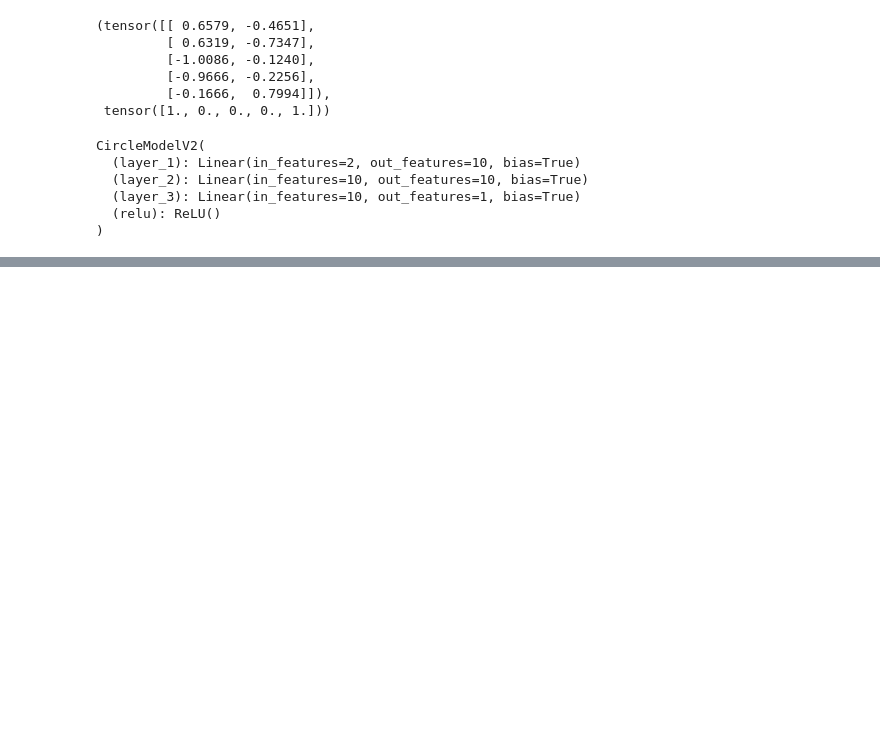
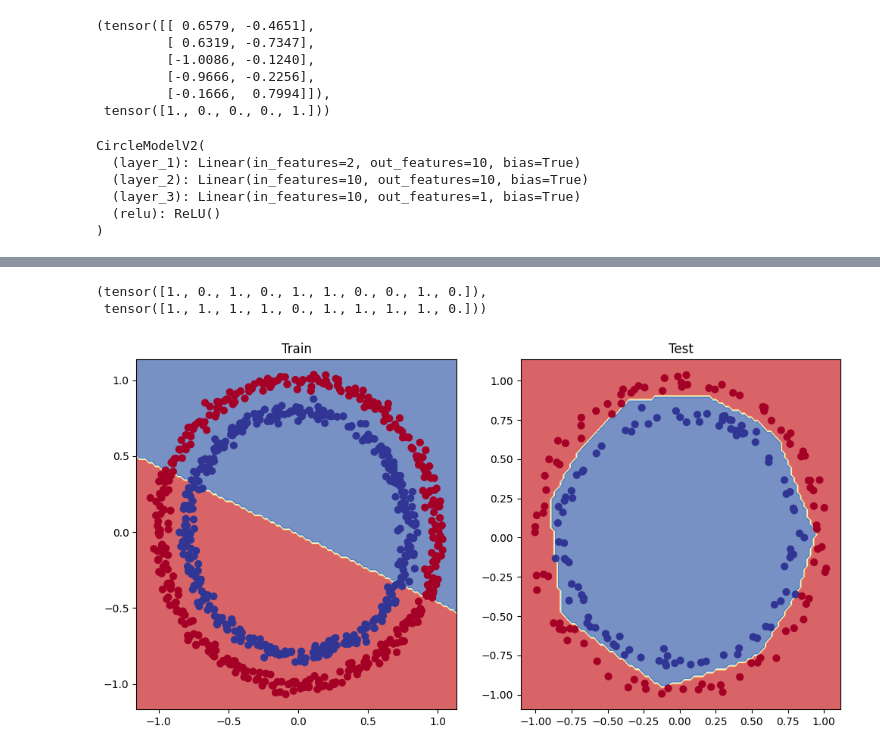
Before and after one commit to toriqultonu/Learning_PyTorch, a Jupyter notebook: 02_neural_network_classicifation_with_pytorch.ipynb, the cells around one changed output, grey strips where cells are left out. Saved outputs shown, nothing was run; the diff lists cells and outputs as text; code cells hidden in the pictures; blank space fills up the shorter version.

```diff
--- a/02_neural_network_classicifation_with_pytorch.ipynb
+++ b/02_neural_network_classicifation_with_pytorch.ipynb
@@ -633,0 +697,20 @@ CircleModelV2(
+# %%
+# Make predictions
+model_3.eval()
+with torch.inference_mode():
+    y_preds = torch.round(torch.sigmoid(model_3(X_test))).squeeze()
+y_preds[:10], y[:10] # want preds in same format as truth labels
+# %% [output]
+(tensor([1., 0., 1., 0., 1., 1., 0., 0., 1., 0.]),
+ tensor([1., 1., 1., 1., 0., 1., 1., 1., 1., 0.]))
+# %%
+# Plot decision boundaries for training and test sets
+plt.figure(figsize=(12, 6))
+plt.subplot(1, 2, 1)
+plt.title("Train")
+plot_decision_boundary(model_1, X_train, y_train) # model_1 = no non-linearity
+plt.subplot(1, 2, 2)
+plt.title("Test")
+plot_decision_boundary(model_3, X_test, y_test) # model_3 = has non-linearity
+# %% [output]
+[figure, added]
```
Also changed, not shown: parts of 14 cells of this notebook.
